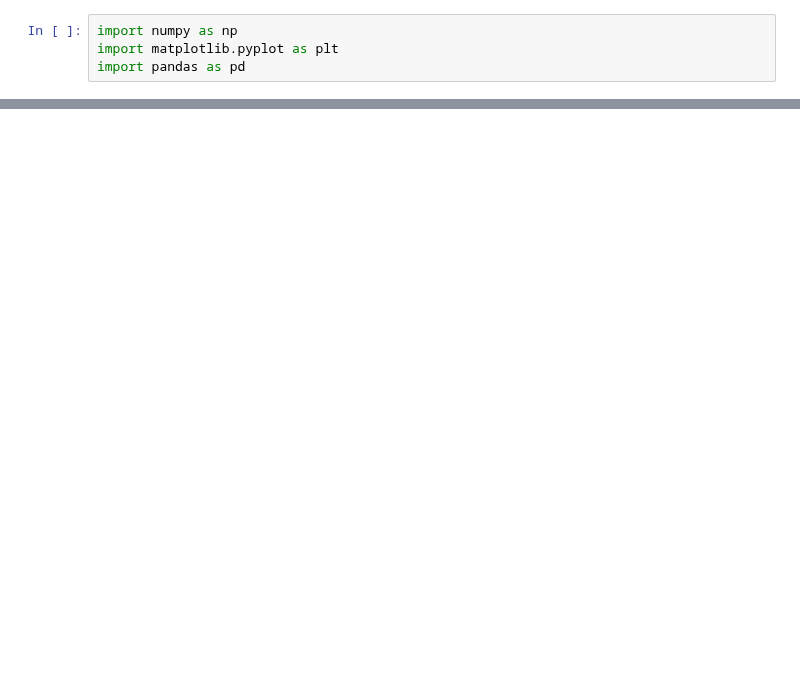
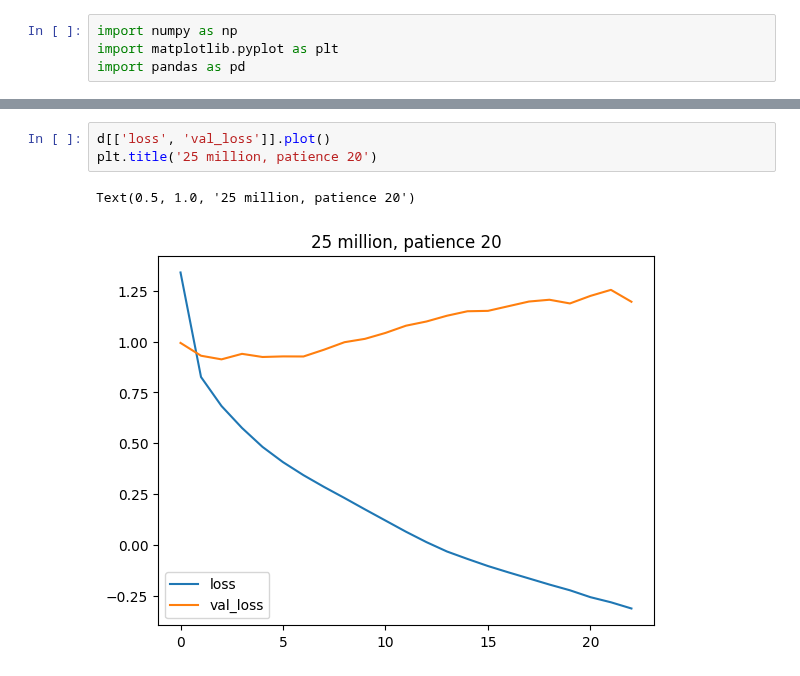
Before and after one commit to KatharinaBracher/Brownian-Bug-Model, a Jupyter notebook: pnn/loss.ipynb, the cells around one changed output, grey strips where cells are left out. Cells and saved outputs as stored; diff of their text form; blank space fills up the shorter version.

```diff
--- a/pnn/loss.ipynb
+++ b/pnn/loss.ipynb
@@ -12,0 +13,6 @@ Text(0.5, 1.0, '10 million')
+# %%
+d[['loss', 'val_loss']].plot()
+plt.title('25 million, patience 20')
+# %% [output]
+Text(0.5, 1.0, '25 million, patience 20')
+[figure, added]
```
Also changed, not shown: parts of 2 cells of this notebook, 1 other file.
